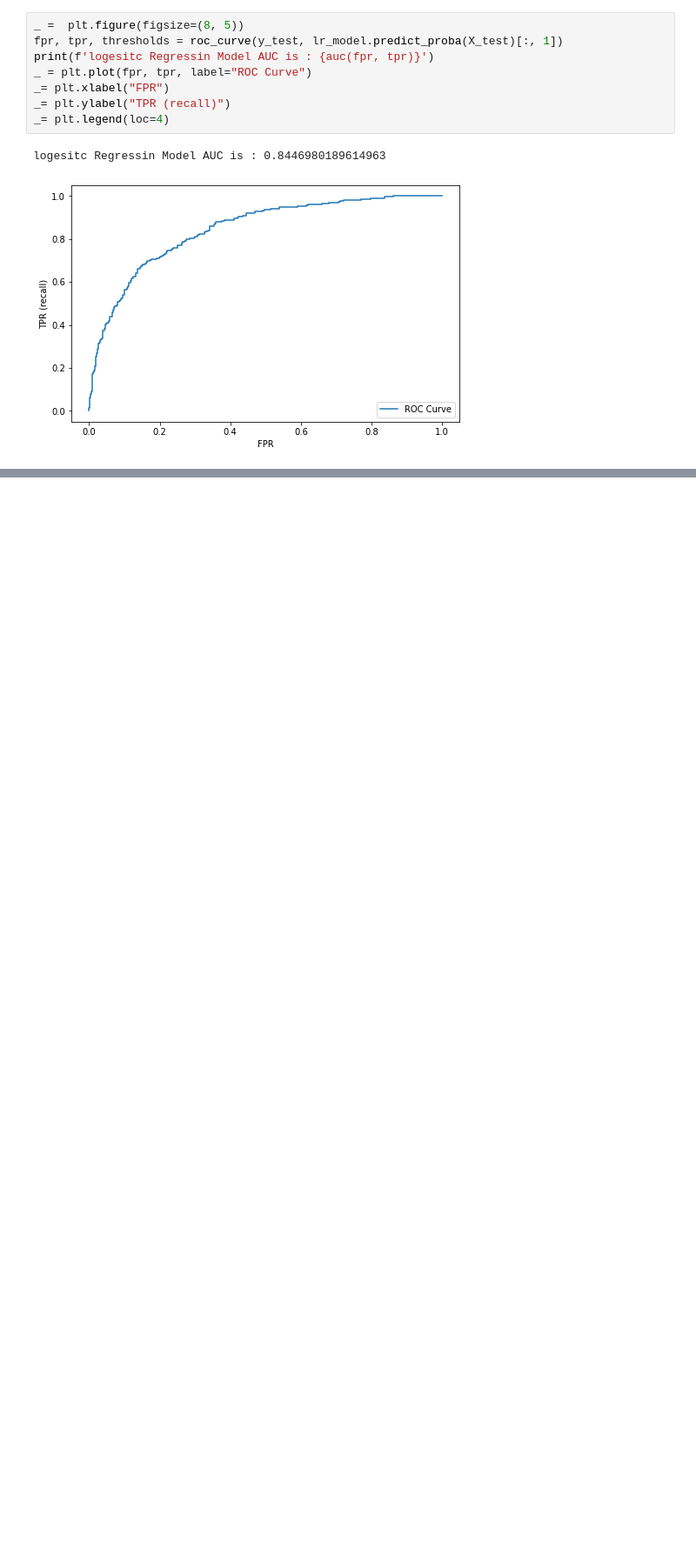
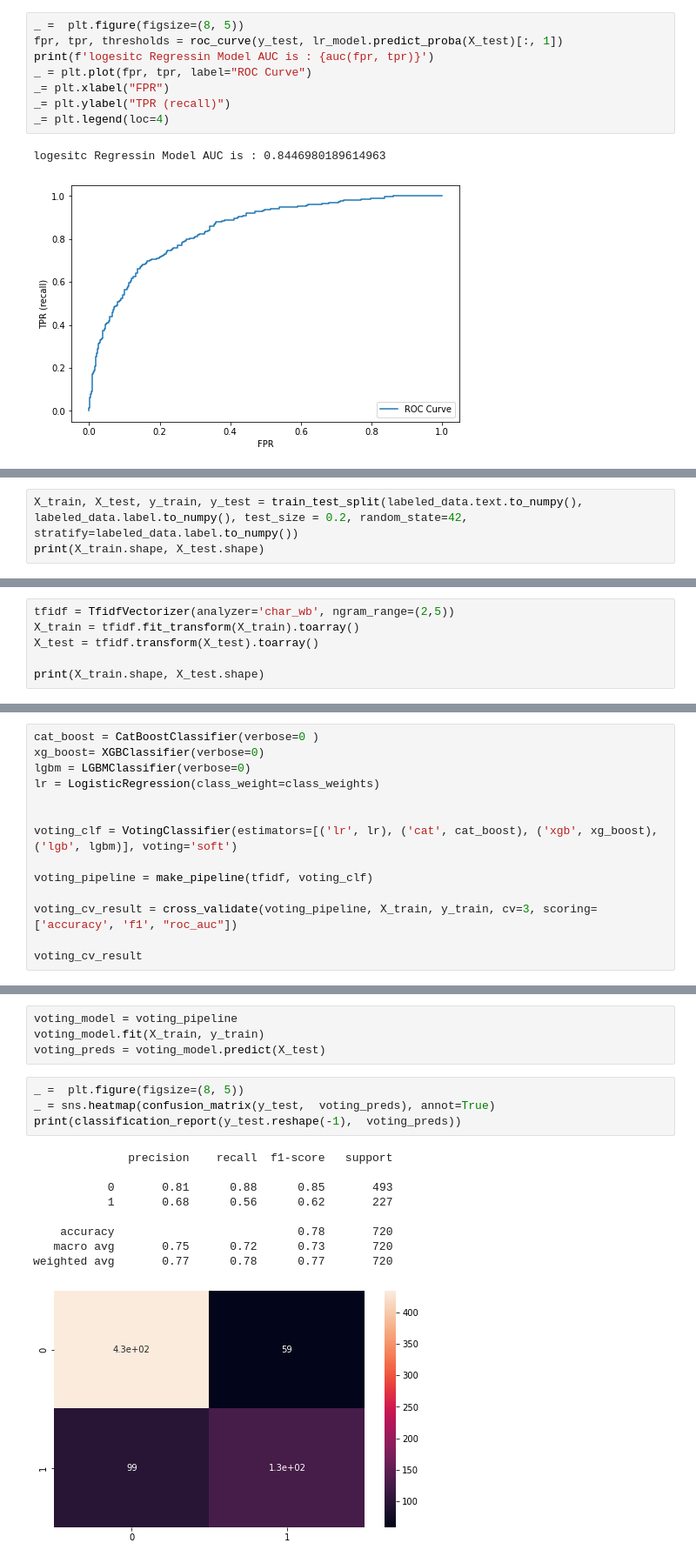
Before and after one commit to AmirHoseein99/Persian_NLP_Task, a Jupyter notebook: NLP_Task.ipynb, the cells around one changed output, grey strips where cells are left out. Shown at 87% size. Cells and saved outputs as stored; diff of their text form; blank space fills up the shorter version.

Commit message:
Using VotingClassifier For Catboost, LGBM, XGboost and LR

```diff
--- a/NLP_Task.ipynb
+++ b/NLP_Task.ipynb
@@ -2904,0 +2913,3 @@ logesitc Regressin Model AUC is : 0.8446980189614963
+# %%
+X_train, X_test, y_train, y_test = train_test_split(labeled_data.text.to_numpy(), labeled_data.label.to_numpy(), test_size = 0.2, random_state=42, stratify=labeled_data.label.to_numpy())
+print(X_train.shape, X_test.shape)
@@ -2904,0 +2918,6 @@ logesitc Regressin Model AUC is : 0.8446980189614963
+# %%
+tfidf = TfidfVectorizer(analyzer='char_wb', ngram_range=(2,5))
+X_train = tfidf.fit_transform(X_train).toarray()
+X_test = tfidf.transform(X_test).toarray()
+
+print(X_train.shape, X_test.shape)
@@ -2904,0 +2969,14 @@ logesitc Regressin Model AUC is : 0.8446980189614963
+# %%
+cat_boost = CatBoostClassifier(verbose=0 )
+xg_boost= XGBClassifier(verbose=0)
+lgbm = LGBMClassifier(verbose=0)
+lr = LogisticRegression(class_weight=class_weights)
+
+
+voting_clf = VotingClassifier(estimators=[('lr', lr), ('cat', cat_boost), ('xgb', xg_boost), ('lgb', lgbm)], voting='soft')
+
+voting_pipeline = make_pipeline(tfidf, voting_clf)
+
+voting_cv_result = cross_validate(voting_pipeline, X_train, y_train, cv=3, scoring=['accuracy', 'f1', "roc_auc"])
+
+voting_cv_result
@@ -2904,0 +2989,18 @@ logesitc Regressin Model AUC is : 0.8446980189614963
+# %%
+voting_model = voting_pipeline
+voting_model.fit(X_train, y_train)
+voting_preds = voting_model.predict(X_test)
+# %%
+_ =  plt.figure(figsize=(8, 5))
+_ = sns.heatmap(confusion_matrix(y_test,  voting_preds), annot=True)
+print(classification_report(y_test.reshape(-1),  voting_preds))
+# %% [output]
+              precision    recall  f1-score   support
+
+           0       0.81      0.88      0.85       493
+           1       0.68      0.56      0.62       227
+
+    accuracy                           0.78       720
+   macro avg       0.75      0.72      0.73       720
+weighted avg       0.77      0.78      0.77       720
+[figure, added]
```
Also changed, not shown: parts of 14 cells of this notebook.
